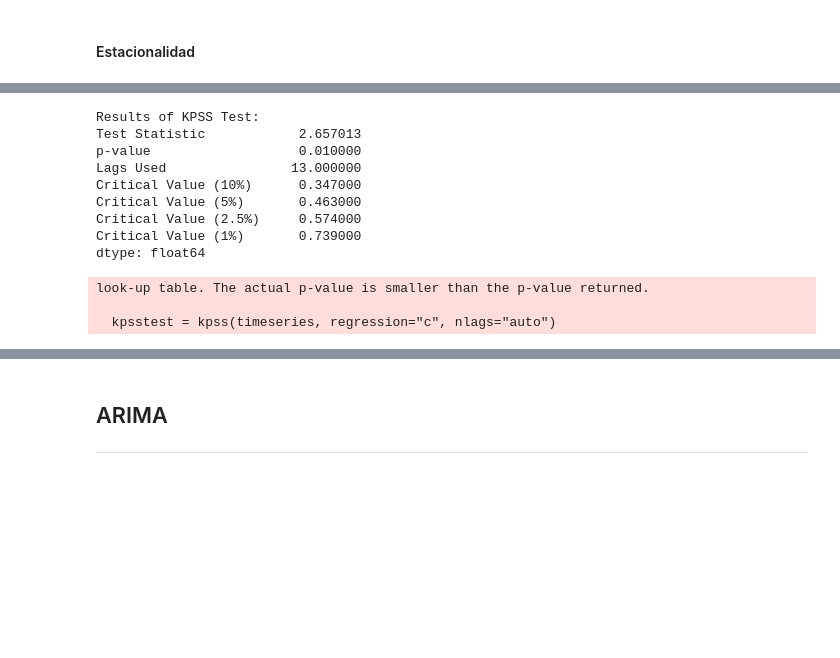
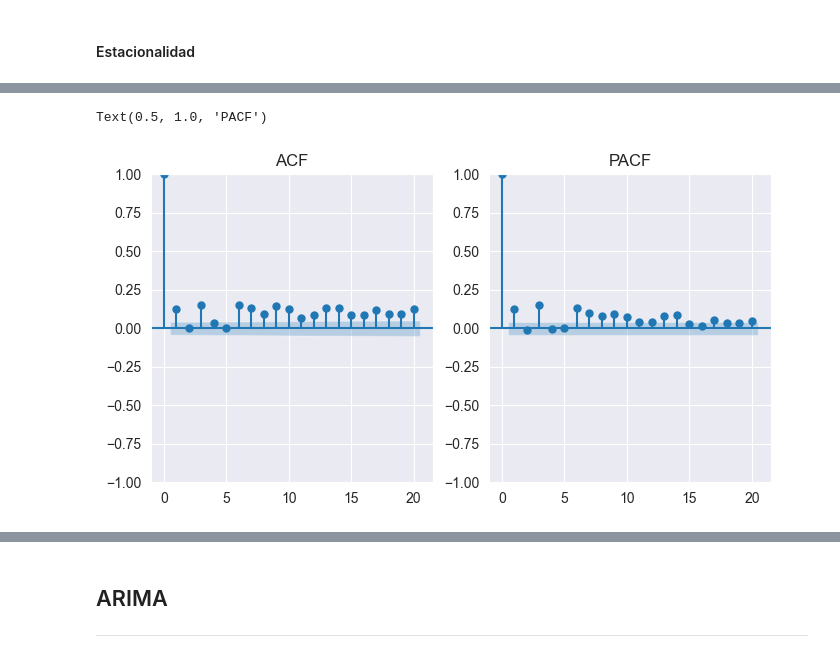
Before and after one commit to lllerena2/physiotherapy_challenge, a Jupyter notebook: book/notebooks.ipynb, the cells around one changed output, grey strips where cells are left out. Cells and saved outputs as stored; diff of their text form; code cells hidden in the pictures; blank space fills up the shorter version.

Commit message:
ACF-PACF

```diff
--- a/book/notebooks.ipynb
+++ b/book/notebooks.ipynb
@@ -198,18 +203,15 @@ dtype: float64
-# %%
-kpss_test(timeserie)
-# %% [output]
-Results of KPSS Test:
-Test Statistic            2.657013
-p-value                   0.010000
-Lags Used                13.000000
-Critical Value (10%)      0.347000
-Critical Value (5%)       0.463000
-Critical Value (2.5%)     0.574000
-Critical Value (1%)       0.739000
-dtype: float64
-look-up table. The actual p-value is smaller than the p-value returned.
-
-  kpsstest = kpss(timeseries, regression="c", nlags="auto")
+# %%
+plt.figure(figsize=(8, 4))
+plt.subplot(121)
+plot_acf(timeserie, lags=20, ax=plt.gca())
+plt.title('ACF')
+
+plt.subplot(122)
+plot_pacf(timeserie, lags=20, method='ywm', ax=plt.gca())
+plt.title('PACF')
+# %% [output]
+Text(0.5, 1.0, 'PACF')
+[figure, added]
 # %%
 plt.rcParams.update({'figure.figsize': (15,15)})
 
```
Also changed, not shown: parts of 41 cells of this notebook.
